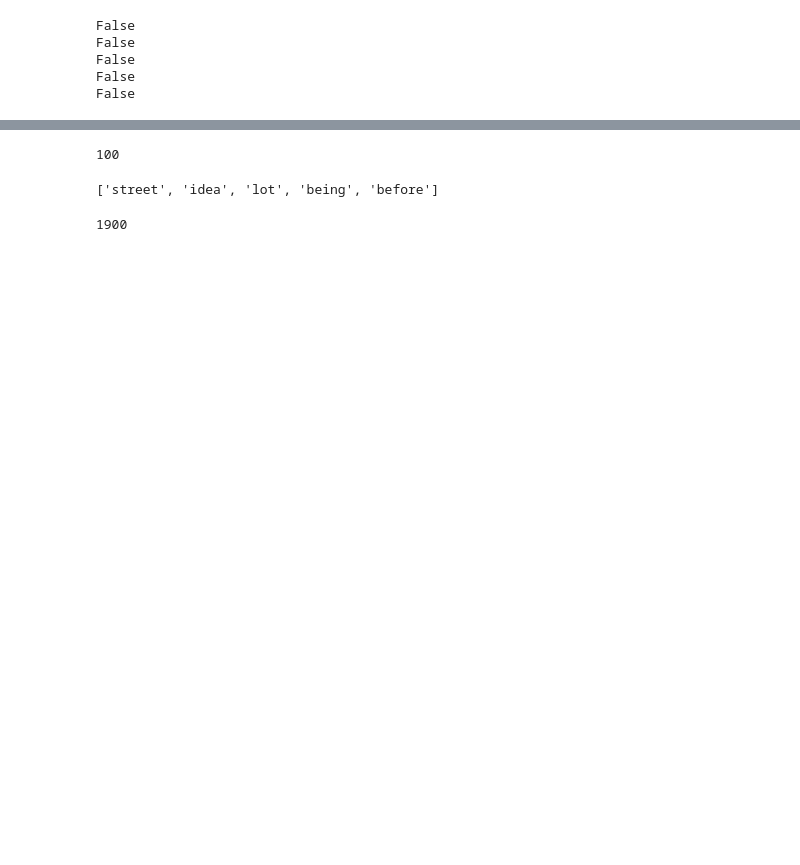
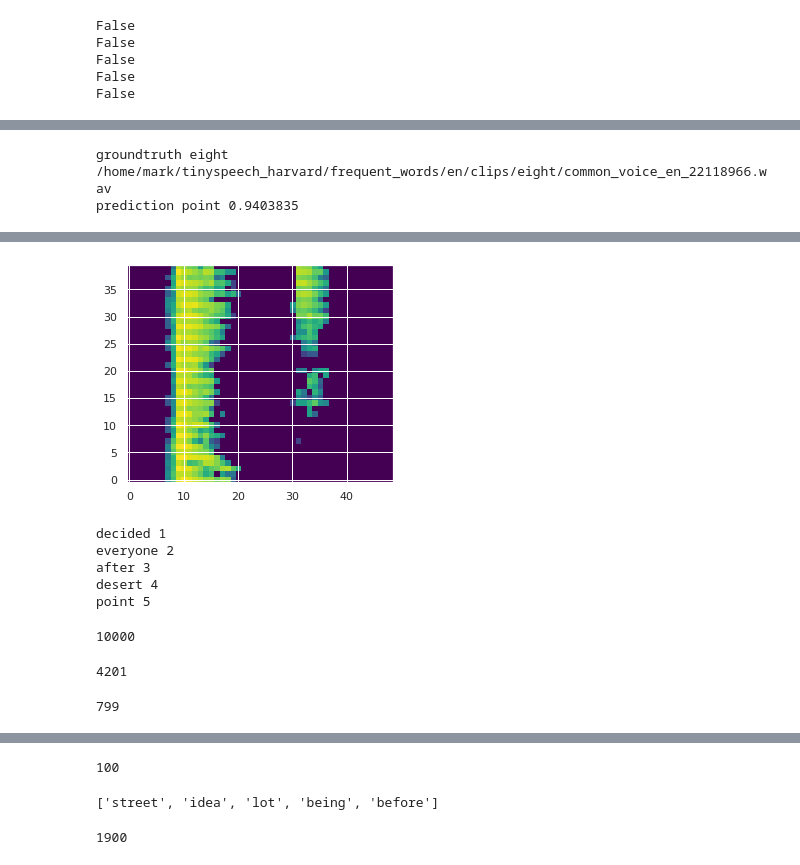
Before and after one commit to harvard-edge/multilingual_kws, a Jupyter notebook: embedding_experiments.ipynb, the cells around one changed output, grey strips where cells are left out. Cells and saved outputs as stored; diff of their text form; code cells hidden in the pictures; blank space fills up the shorter version.

```diff
--- a/embedding_experiments.ipynb
+++ b/embedding_experiments.ipynb
@@ -499,11 +815,12 @@ for w in fiveword_xfer:
 mini_dataset = {}
 mini_val = {}
 
-N_UTTERANCES = 20
+N_UTTERANCES = 5
+VAL_UTTERANCES = 400
 
 for w in fiveword_xfer:
     wavs = glob.glob(data_dir + w + "/*.wav")
-    selected = np.random.choice(wavs, 400, replace=False)
+    selected = np.random.choice(wavs, N_UTTERANCES + VAL_UTTERANCES, replace=False)
 
     mini_dataset[w] = selected[:N_UTTERANCES]
     mini_val[w] = selected[N_UTTERANCES:]
@@ -526,12 +843,12 @@ model.summary()
 xfer = tf.keras.models.Model(name="TransferLearnedModel", inputs=model.inputs, outputs=model.get_layer(name="dense_21").output)
 xfer.trainable = False
 
-# dont use softmax here, since losses are from_logits
-xfer = tf.keras.models.Sequential([xfer, tf.keras.layers.Dense(units=6)]) # 5 words + silence
+# dont use softmax unless losses from_logits=False
+xfer = tf.keras.models.Sequential([xfer, tf.keras.layers.Dense(units=6, activation='softmax')]) # 5 words + silence
 
 xfer.compile(
     optimizer=tf.keras.optimizers.Adam(learning_rate=0.001),
-    loss=tf.keras.losses.SparseCategoricalCrossentropy(from_logits=True),
+    loss=tf.keras.losses.SparseCategoricalCrossentropy(from_logits=False),
     metrics=['accuracy'],
 )
 # %%
@@ -583,11 +900,8 @@ array([b'_silence_', b'street', b'idea', b'lot', b'being', b'before'],
 # %%
-EPOCHS = 100
+EPOCHS = 200
 history = xfer.fit(
     train_ds,
     validation_data=val_ds,
     epochs=EPOCHS,
-    #callbacks=[model_checkpoint_callback]
-    # callbacks=[tf.keras.callbacks.EarlyStopping(verbose=1, patience=4),
-    #            tf.keras.callbacks.LearningRateScheduler(scheduler)],
 )
 # %% [output]
@@ -635,0 +954,22 @@ prediction idea
+# %%
+unknown_other_words = set(other_words).difference(set(fiveword_xfer))
+unknown_command_words = set(commands)
+# %%
+word = np.random.choice(list(unknown_other_words))
+
+f = np.random.choice(glob.glob(data_dir + word + "/*.wav"))
+
+print("groundtruth", word, f)
+spec = a.file2spec(f)
+
+plt.imshow(spec.numpy().T, origin="lower", cmap="viridis");
+
+pred = xfer.predict(spec.numpy().reshape(1,49,40,1))
+p = np.argmax(pred)
+print("prediction", a.commands[p].numpy().decode('utf8'), pred[0][p])
+
+_,wav = wavfile.read(f)
+ipd.Audio(wav,rate=16000, autoplay=True)
+# %% [output]
+groundtruth eight /home/mark/tinyspeech_harvard/frequent_words/en/clips/eight/common_voice_en_22118966.wav
+prediction point 0.9403835
@@ -635,0 +977,41 @@ prediction idea
+[figure, added]
+# %%
+correct_confidences = []
+incorrect_confidences = []
+
+NUM_SAMPLES = 1000
+
+for ix, word in enumerate(fiveword_xfer):
+    label_id = ix+1
+    print(word, label_id)
+
+    samples = np.random.choice(glob.glob(data_dir + word + "/*.wav"),NUM_SAMPLES, replace=False)
+    specs = np.array([a.file2spec(f) for f in samples])
+    preds = xfer.predict(np.expand_dims(specs,-1))
+    cols = np.argmax(preds,axis=1)
+
+    # figure out how to fancy-index this later
+    for row,col in enumerate(cols):
+        confidence = preds[row][col]
+        if col == label_id:
+            correct_confidences.append(confidence)
+        else:
+            incorrect_confidences.append(confidence)
+# %% [output]
+decided 1
+everyone 2
+after 3
+desert 4
+point 5
+# %%
+200 * 50
+# %% [output]
+10000
+# %%
+len(correct_confidences)
+# %% [output]
+4201
+# %%
+len(incorrect_confidences)
+# %% [output]
+799
```
Also changed, not shown: parts of 42 cells of this notebook.
